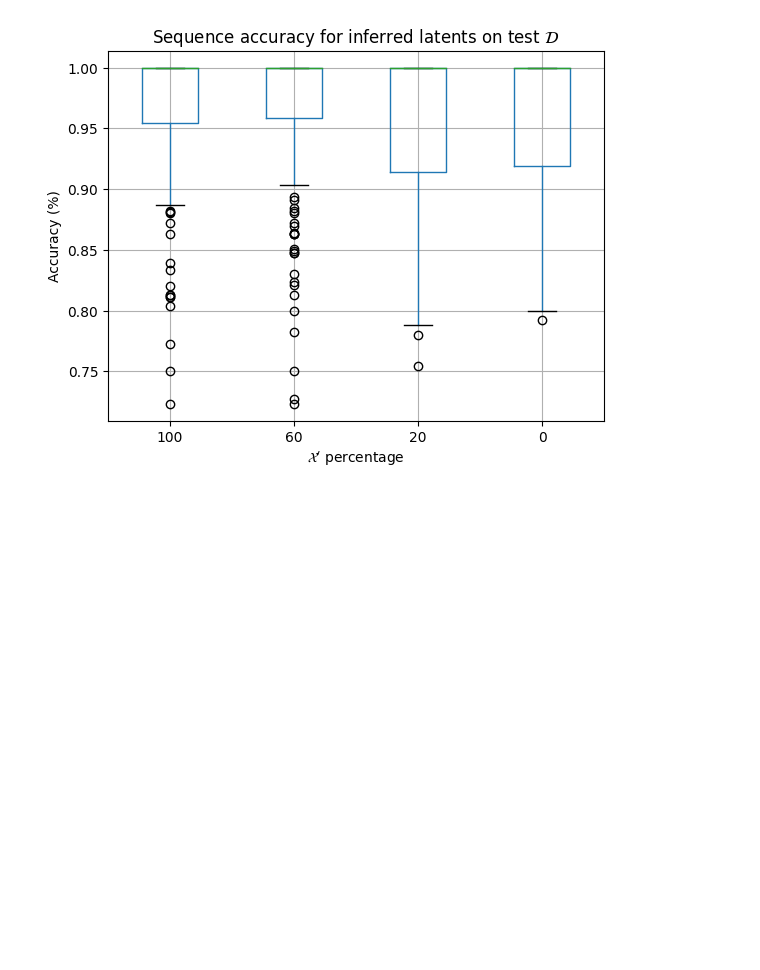
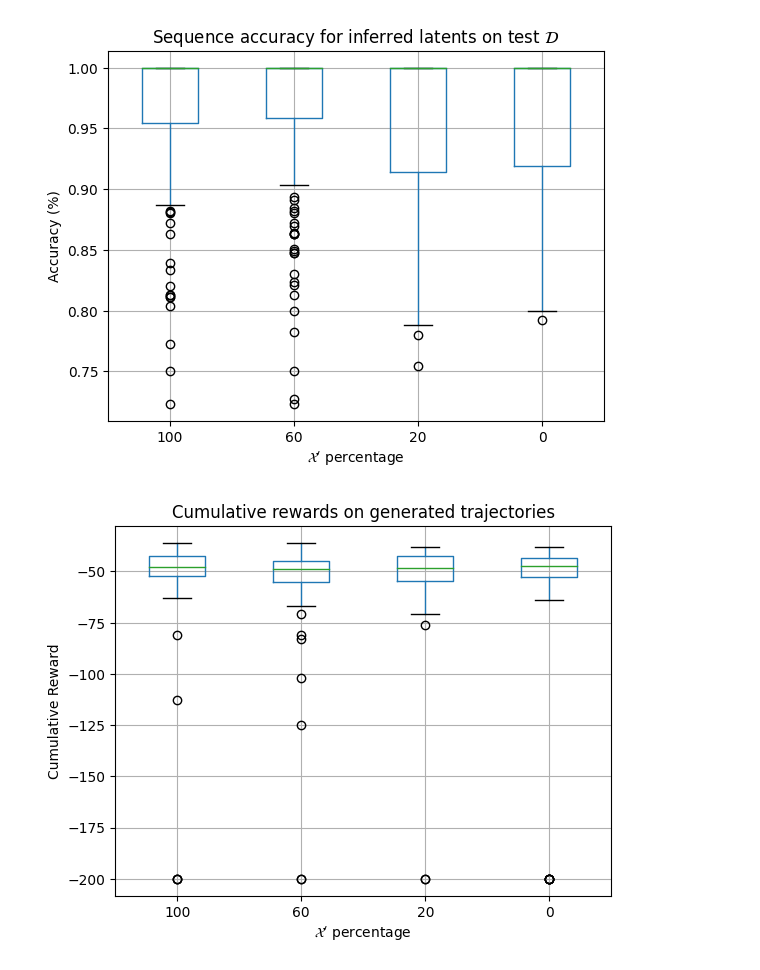
Before and after one commit to unhelkarlab/IDIL, a Jupyter notebook: notebooks/08_evaluate_cleanup_splits.ipynb, the cells around one changed output. Saved outputs shown, nothing was run; the diff lists cells and outputs as text; code cells hidden in the pictures; blank space fills up the shorter version.

Commit message:
generate performance visuals. evaluate MGS5

```diff
--- a/notebooks/08_evaluate_cleanup_splits.ipynb
+++ b/notebooks/08_evaluate_cleanup_splits.ipynb
@@ -204,3 +207,16 @@ ax.set_xlabel(r"$\mathcal{X}'$ percentage")
 # %% [output]
 Text(0.5, 0, "$\\mathcal{X}'$ percentage")
 [figure]
+# %%
+# plot comparison of accuracy distribution for each k
+_df = pd.DataFrame(cum_rewards)
+fig, ax = plt.subplots(1,1)
+
+_df.boxplot(ax=ax)
+ax.set_title(r"Cumulative rewards on generated trajectories")
+# format y-axis to be percentage
+ax.set_ylabel("Cumulative Reward")
+ax.set_xlabel(r"$\mathcal{X}'$ percentage")
+plt.savefig("notebooks/figures/CS_cum_rews.png")
+# %% [output]
+[figure, added]
```
Also changed, not shown: parts of 2 cells of this notebook, 6 other files.
